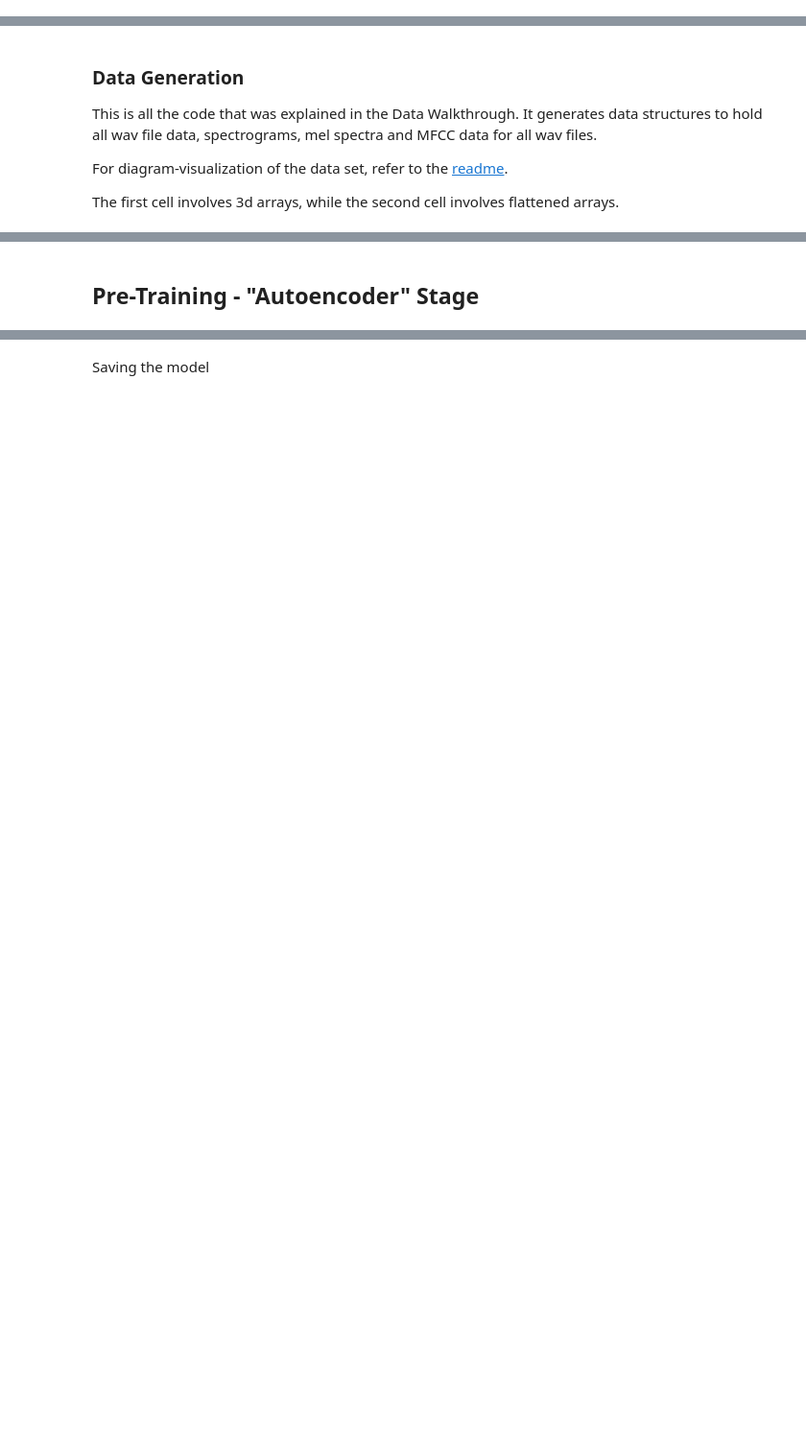
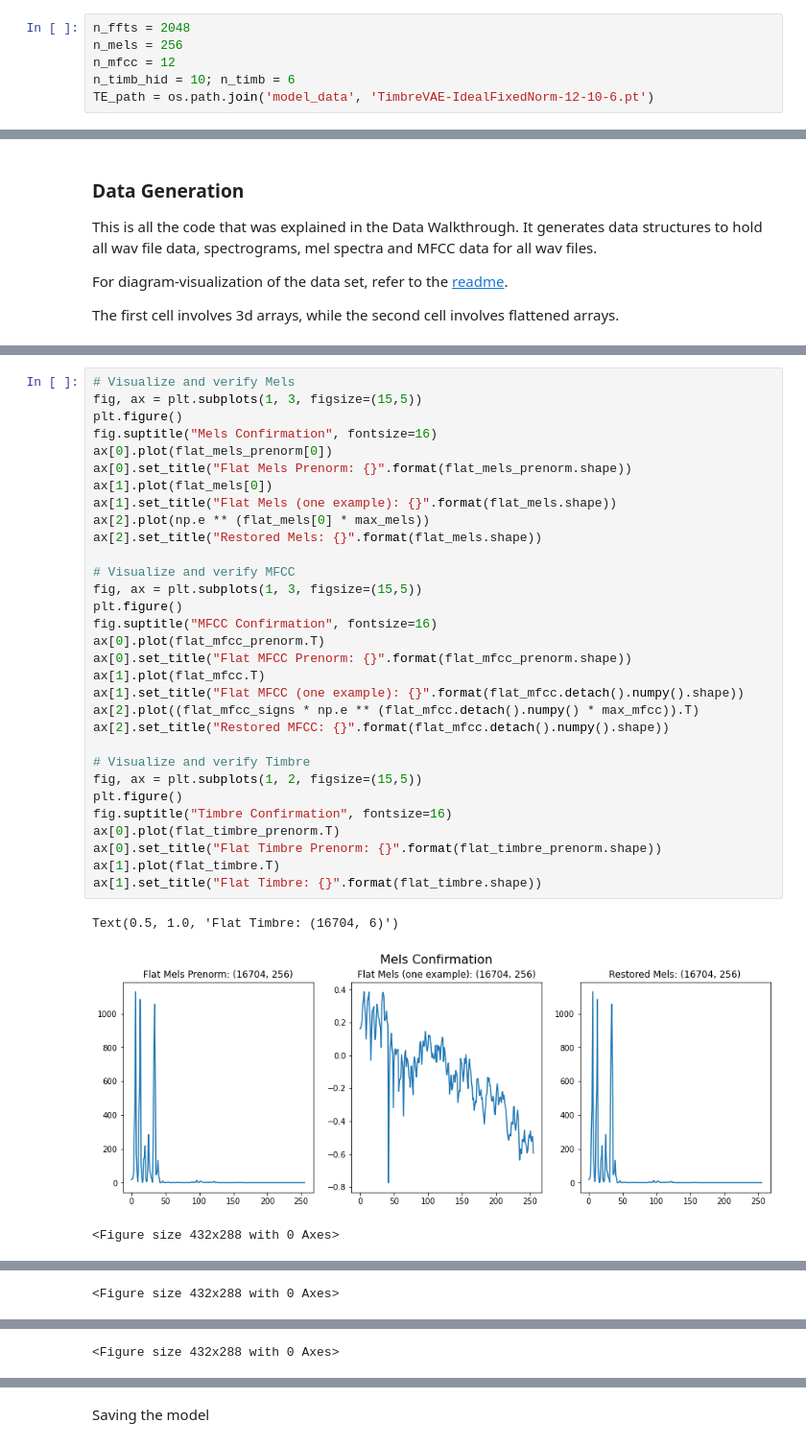
Before and after one commit to zioul123/VocalPitchModulator, a Jupyter notebook: Timbre And Spectrum Decoder.ipynb, the cells around one changed output, grey strips where cells are left out. Shown at 96% size. Drawn from its saved outputs; the diff is of its cells as text; blank space fills up the shorter version.

```diff
--- a/Timbre And Spectrum Decoder.ipynb
+++ b/Timbre And Spectrum Decoder.ipynb
@@ -73,0 +71,6 @@ n_mfcc = 20
+# %%
+n_ffts = 2048
+n_mels = 256
+n_mfcc = 12
+n_timb_hid = 10; n_timb = 6
+TE_path = os.path.join('model_data', 'TimbreVAE-IdealFixedNorm-12-10-6.pt')
@@ -145,2 +166,35 @@ flat_timbre = TE.get_z(flat_mfcc).detach().numpy()
-# %% [markdown]
-## Pre-Training - "Autoencoder" Stage
+# %%
+# Visualize and verify Mels
+fig, ax = plt.subplots(1, 3, figsize=(15,5))
+plt.figure()
+fig.suptitle("Mels Confirmation", fontsize=16)
+ax[0].plot(flat_mels_prenorm[0])
+ax[0].set_title("Flat Mels Prenorm: {}".format(flat_mels_prenorm.shape))
+ax[1].plot(flat_mels[0])
+ax[1].set_title("Flat Mels (one example): {}".format(flat_mels.shape))
+ax[2].plot(np.e ** (flat_mels[0] * max_mels))
+ax[2].set_title("Restored Mels: {}".format(flat_mels.shape))
+
+# Visualize and verify MFCC
+fig, ax = plt.subplots(1, 3, figsize=(15,5))
+plt.figure()
+fig.suptitle("MFCC Confirmation", fontsize=16)
+ax[0].plot(flat_mfcc_prenorm.T)
+ax[0].set_title("Flat MFCC Prenorm: {}".format(flat_mfcc_prenorm.shape))
+ax[1].plot(flat_mfcc.T)
+ax[1].set_title("Flat MFCC (one example): {}".format(flat_mfcc.detach().numpy().shape))
+ax[2].plot((flat_mfcc_signs * np.e ** (flat_mfcc.detach().numpy() * max_mfcc)).T)
+ax[2].set_title("Restored MFCC: {}".format(flat_mfcc.detach().numpy().shape))
+
+# Visualize and verify Timbre
+fig, ax = plt.subplots(1, 2, figsize=(15,5))
+plt.figure()
+fig.suptitle("Timbre Confirmation", fontsize=16)
+ax[0].plot(flat_timbre_prenorm.T)
+ax[0].set_title("Flat Timbre Prenorm: {}".format(flat_timbre_prenorm.shape))
+ax[1].plot(flat_timbre.T)
+ax[1].set_title("Flat Timbre: {}".format(flat_timbre.shape))
+# %% [output]
+Text(0.5, 1.0, 'Flat Timbre: (16704, 6)')
+[figure, added]
+<Figure size 432x288 with 0 Axes>
@@ -146,0 +202 @@ flat_timbre = TE.get_z(flat_mfcc).detach().numpy()
+<Figure size 432x288 with 0 Axes>
@@ -146,0 +204 @@ flat_timbre = TE.get_z(flat_mfcc).detach().numpy()
+<Figure size 432x288 with 0 Axes>
```
Also changed, not shown: parts of 38 cells of this notebook, 13 other files.
